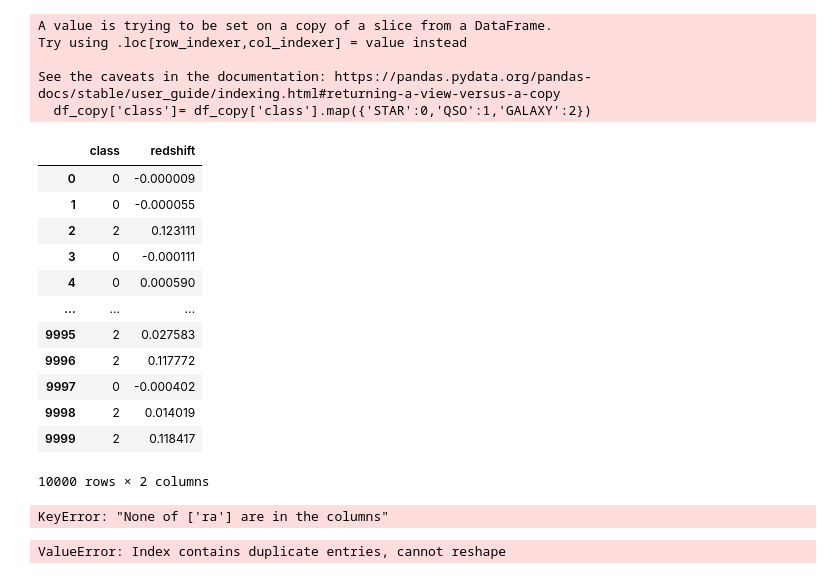
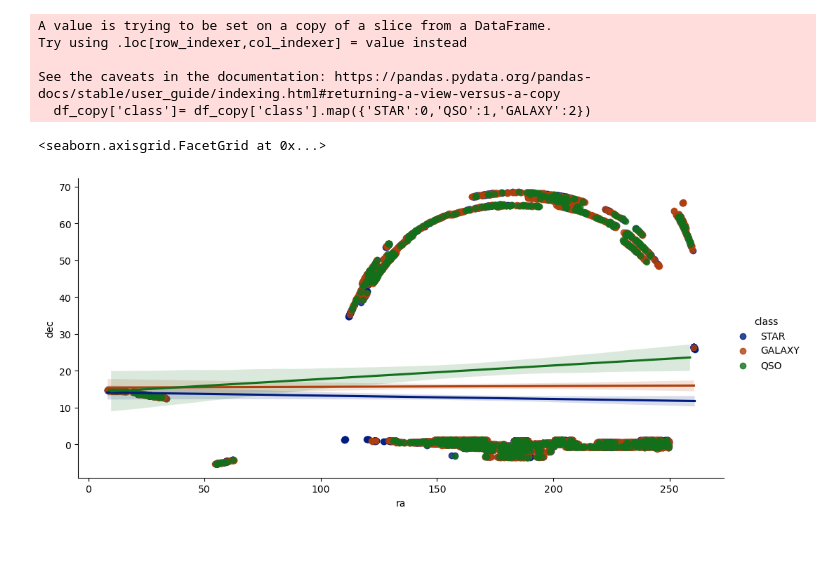
Before and after one commit to tmukh/ds-study-group, a Jupyter notebook: Ruby/Untitled.ipynb, the cells around one changed output. Drawn from its saved outputs; the diff is of its cells as text; code cells hidden in the pictures; blank space fills up the shorter version.

```diff
--- a/Ruby/Untitled.ipynb
+++ b/Ruby/Untitled.ipynb
@@ -53,27 +53,9 @@ Try using .loc[row_indexer,col_indexer] = value instead
 See the caveats in the documentation: https://pandas.pydata.org/pandas-docs/stable/user_guide/indexing.html#returning-a-view-versus-a-copy
   df_copy['class']= df_copy['class'].map({'STAR':0,'QSO':1,'GALAXY':2})
 # %%
-df_copy
+df_for_stars = df[['ra','dec','redshift','class']]
+df_for_stars
+seaborn.lmplot(x='ra', y='dec', data=df_for_stars, hue='class', fit_reg=True, palette='dark', aspect=2)
 # %% [output]
-|  | class | redshift |
-| 0 | 0 | -0.000009 |
-| 1 | 0 | -0.000055 |
-| 2 | 2 | 0.123111 |
-| 3 | 0 | -0.000111 |
-| 4 | 0 | 0.000590 |
-| ... | ... | ... |
-| 9995 | 2 | 0.027583 |
-| 9996 | 2 | 0.117772 |
-| 9997 | 0 | -0.000402 |
-| 9998 | 2 | 0.014019 |
-| 9999 | 2 | 0.118417 |
-10000 rows × 2 columns
+<seaborn.axisgrid.FacetGrid at 0x...>
+[figure, added]
-# %%
-df_copy.pivot(index='', columns='class')
-# %% [output]
-KeyError: "None of ['ra'] are in the columns"
-# %%
-res = seaborn.heatmap(df_copy.pivot("class","redshift"))
-plt.show()
-# %% [output]
-ValueError: Index contains duplicate entries, cannot reshape
```
Also changed, not shown: parts of 1 cell of this notebook, 1 other file.
